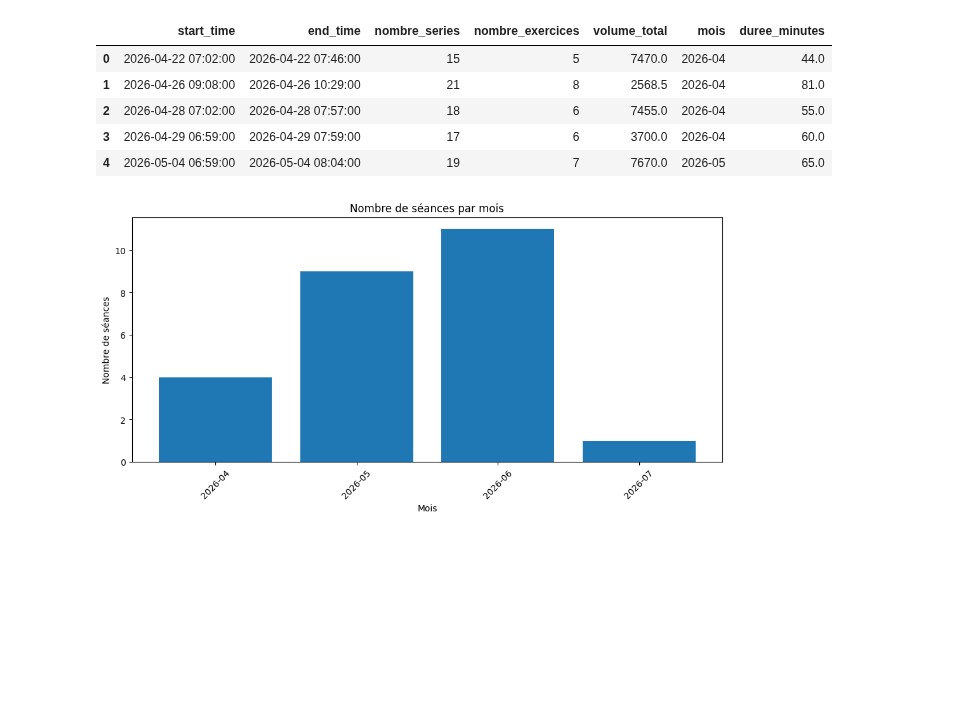
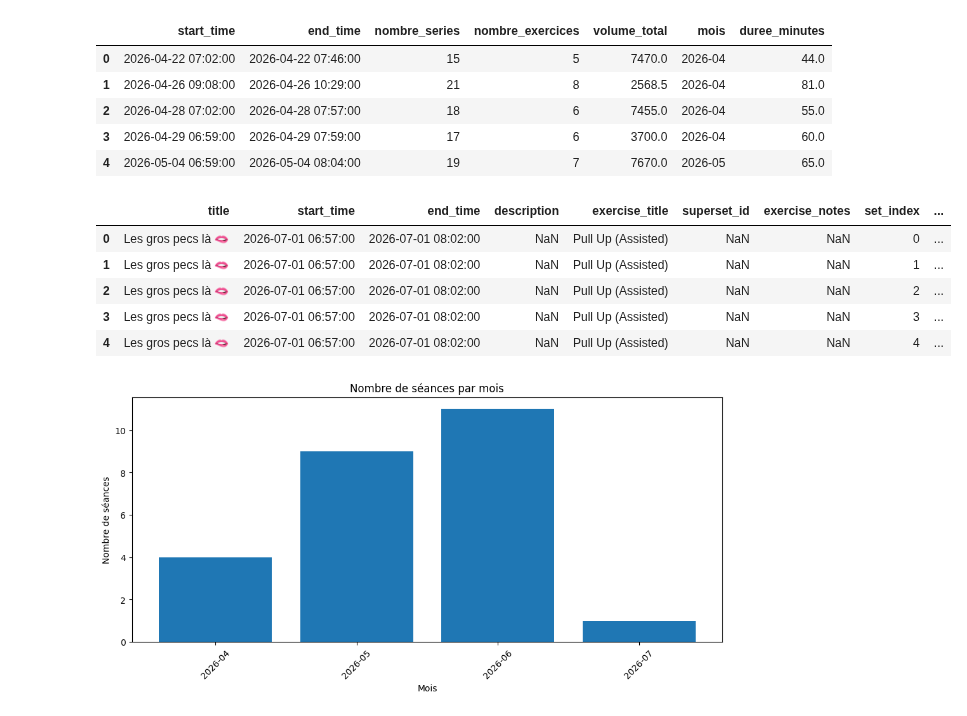
Before and after one commit to superpoupette/data-tab, a Jupyter notebook: notebooks/01_exploration.ipynb, the cells around one changed output. Saved outputs shown, nothing was run; the diff lists cells and outputs as text; code cells hidden in the pictures; blank space fills up the shorter version.

```diff
--- a/notebooks/01_exploration.ipynb
+++ b/notebooks/01_exploration.ipynb
@@ -39,6 +41,15 @@ sessions.head()
 | 2 | 2026-04-28 07:02:00 | 2026-04-28 07:57:00 | 18 | 6 | 7455.0 | 2026-04 | 55.0 |
 | 3 | 2026-04-29 06:59:00 | 2026-04-29 07:59:00 | 17 | 6 | 3700.0 | 2026-04 | 60.0 |
 | 4 | 2026-05-04 06:59:00 | 2026-05-04 08:04:00 | 19 | 7 | 7670.0 | 2026-05 | 65.0 |
+# %%
+workouts.head()
+# %% [output]
+|  | title | start_time | end_time | description | exercise_title | superset_id | exercise_notes | set_index | ... |
+| 0 | Les gros pecs là 🫦 | 2026-07-01 06:57:00 | 2026-07-01 08:02:00 | NaN | Pull Up (Assisted) | NaN | NaN | 0 | ... |
+| 1 | Les gros pecs là 🫦 | 2026-07-01 06:57:00 | 2026-07-01 08:02:00 | NaN | Pull Up (Assisted) | NaN | NaN | 1 | ... |
+| 2 | Les gros pecs là 🫦 | 2026-07-01 06:57:00 | 2026-07-01 08:02:00 | NaN | Pull Up (Assisted) | NaN | NaN | 2 | ... |
+| 3 | Les gros pecs là 🫦 | 2026-07-01 06:57:00 | 2026-07-01 08:02:00 | NaN | Pull Up (Assisted) | NaN | NaN | 3 | ... |
+| 4 | Les gros pecs là 🫦 | 2026-07-01 06:57:00 | 2026-07-01 08:02:00 | NaN | Pull Up (Assisted) | NaN | NaN | 4 | ... |
 # %%
 import matplotlib.pyplot as plt
 
```
Also changed, not shown: parts of 5 cells of this notebook.
